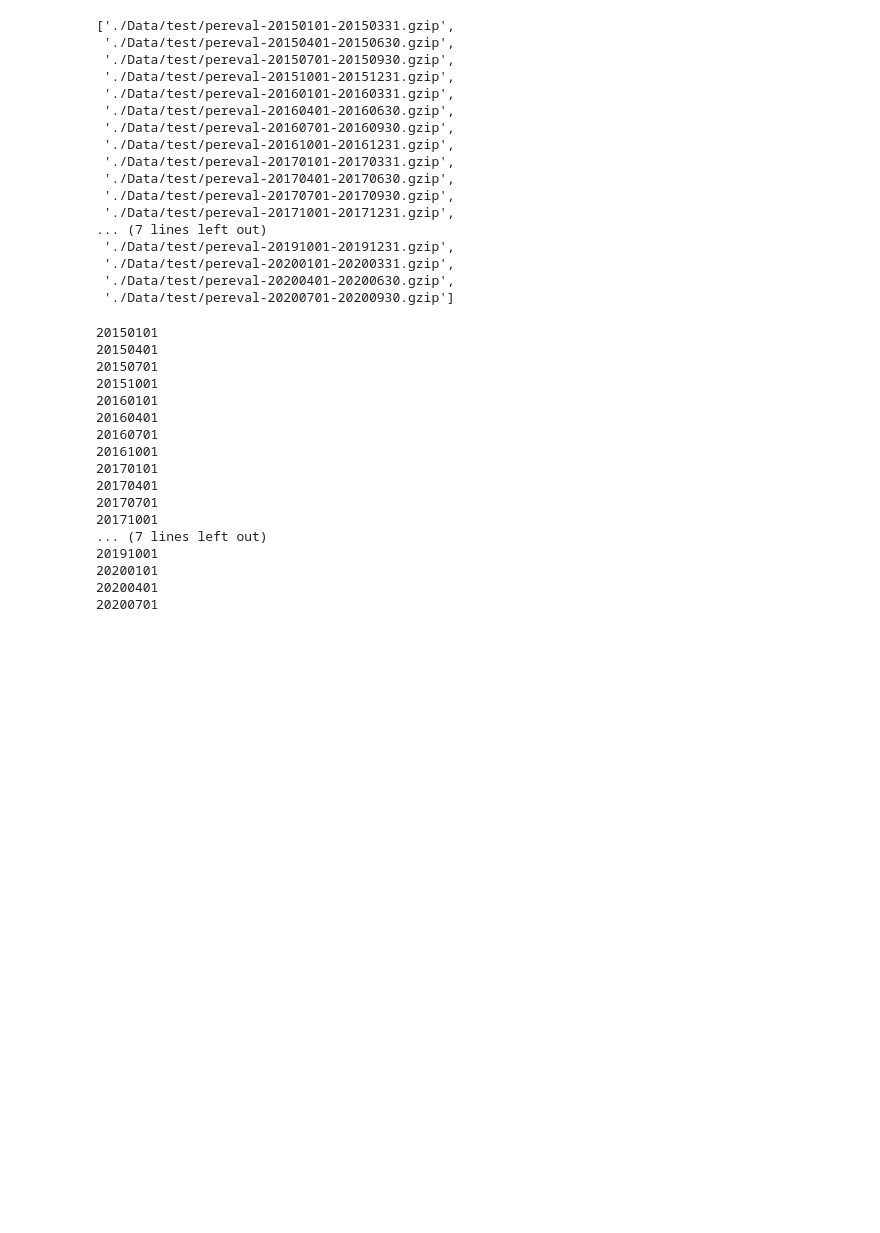
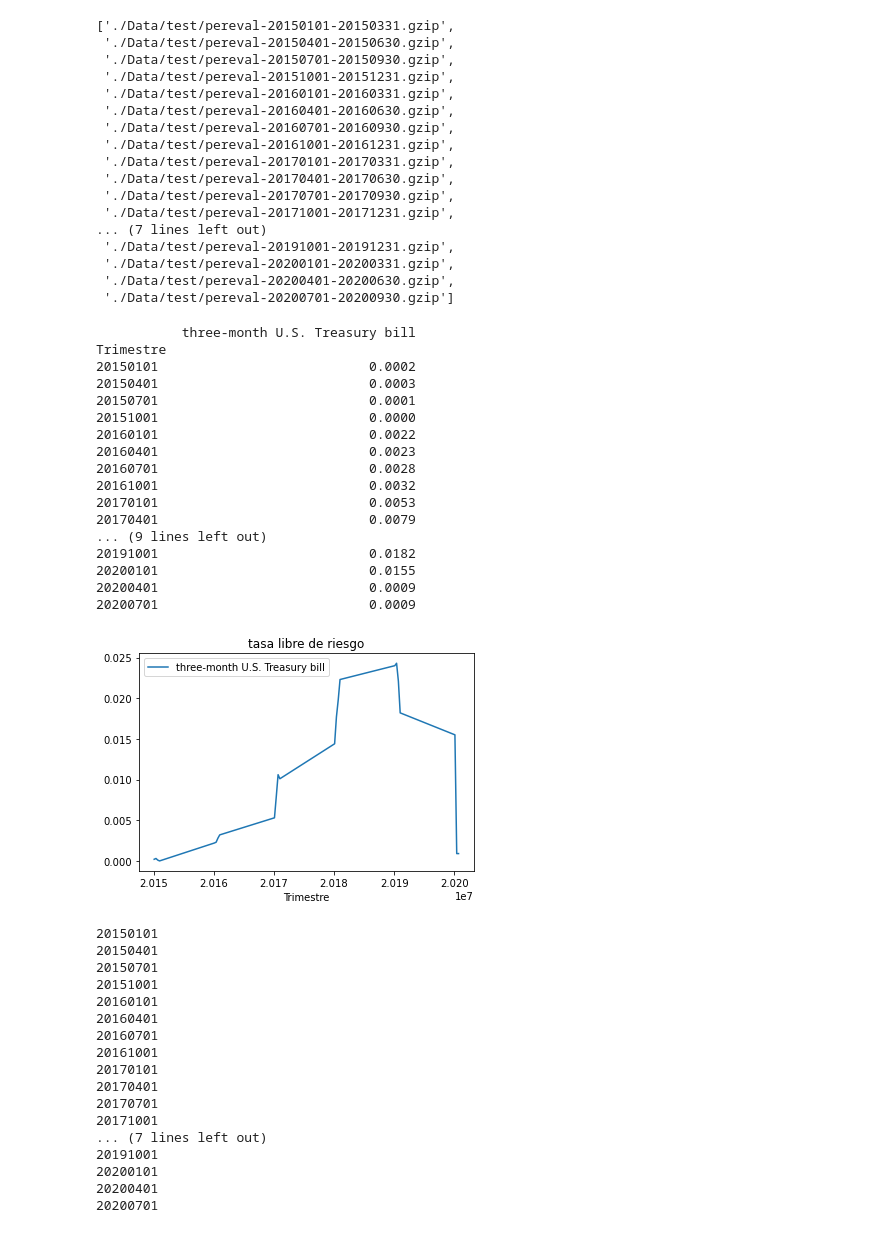
Before and after one commit to efvillar/Metaheuristic-Portfolio-Optimization, a Jupyter notebook: 1 Portafolios tipo markowitz.ipynb, the cells around one changed output. Cells and saved outputs as stored; diff of their text form; code cells hidden in the pictures; blank space fills up the shorter version.

```diff
--- a/1 Portafolios tipo markowitz.ipynb
+++ b/1 Portafolios tipo markowitz.ipynb
@@ -385,6 +385,31 @@ archivosT
  './Data/test/pereval-20200101-20200331.gzip',
  './Data/test/pereval-20200401-20200630.gzip',
  './Data/test/pereval-20200701-20200930.gzip']
+# %%
+#carga de rf
+rfT = pd.read_csv('./Data/rf_test.csv')
+rfT = rfT.set_index('Trimestre')
+rfT.plot(title='tasa libre de riesgo')
+print(rfT)
+# %% [output]
+           three-month U.S. Treasury bill
+Trimestre
+20150101                           0.0002
+20150401                           0.0003
+20150701                           0.0001
+20151001                           0.0000
+20160101                           0.0022
+20160401                           0.0023
+20160701                           0.0028
+20161001                           0.0032
+20170101                           0.0053
+20170401                           0.0079
+... (9 lines left out)
+20191001                           0.0182
+20200101                           0.0155
+20200401                           0.0009
+20200701                           0.0009
+[figure, added]
 # %%
 resultadosT = []
 for i in range(len(archivos)-1):
```
Also changed, not shown: parts of 3 cells of this notebook, 1 other file.
